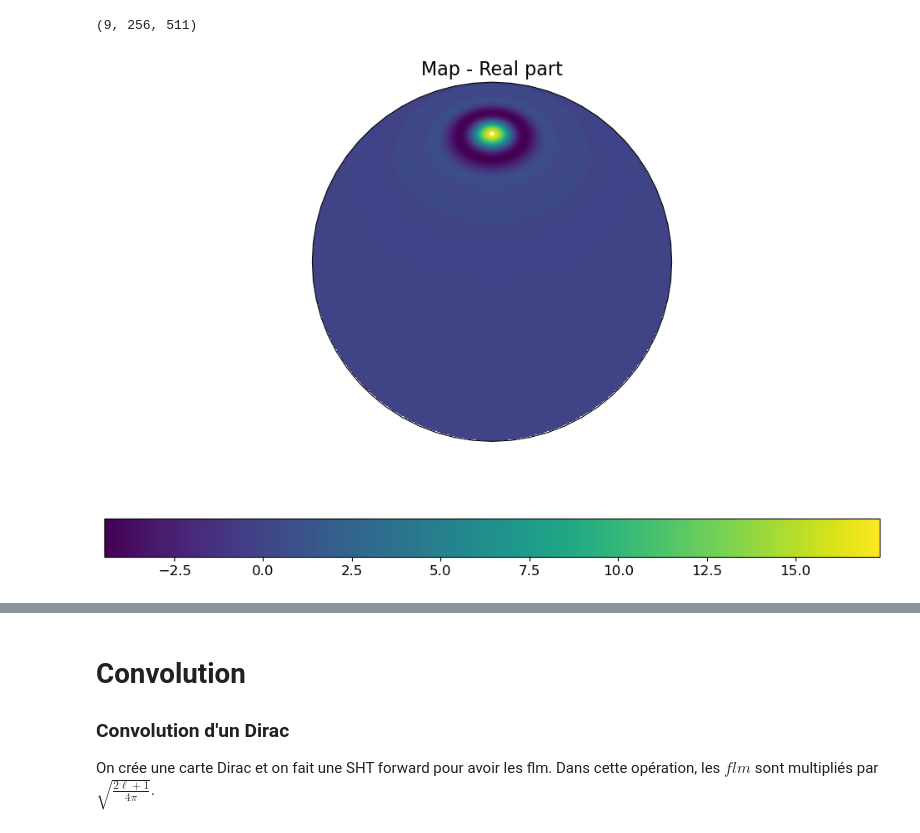
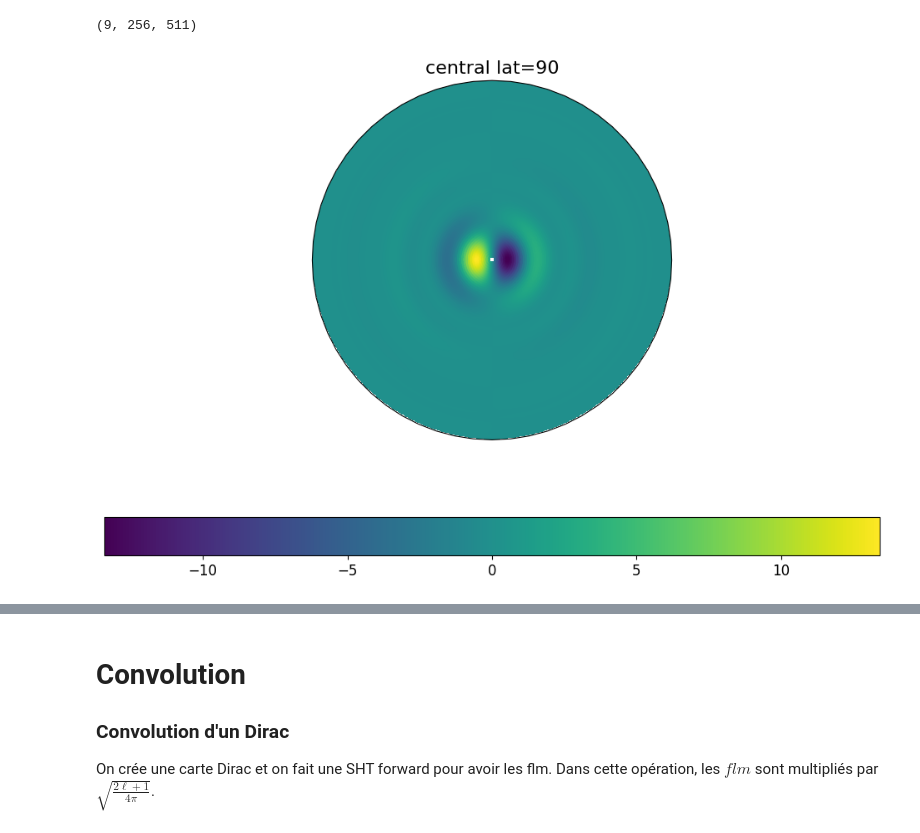
Before and after one commit to mousset/scatcovJAX, a Jupyter notebook: Notebooks/Build_wavelets.ipynb, the cells around one changed output, grey strips where cells are left out. Saved outputs shown, nothing was run; the diff lists cells and outputs as text; code cells hidden in the pictures.

Commit message:
many modifications in the analysis and plots

```diff
--- a/Notebooks/Build_wavelets.ipynb
+++ b/Notebooks/Build_wavelets.ipynb
@@ -79,7 +81,7 @@ sampling = "mw"
 multiresolution = True
 reality = True
 
-N = 1
+N = 2
 L = 256
 J_min = 0
 
@@ -178,6 +180,7 @@ print(w.shape)
 (9, 256, 511)
 # %%
 j=4
-plot.plot_map_MW_Orthographic(w[j, :, :], central_latitude=45)
+lat=90
+plot.plot_map_MW_Orthographic(w[j, :, :], central_latitude=90, title=f'central lat={lat}')
 # %% [output]
-[figure, old version]
+[figure, new version]
```
Also changed, not shown: parts of 25 cells of this notebook, 4 other files.
